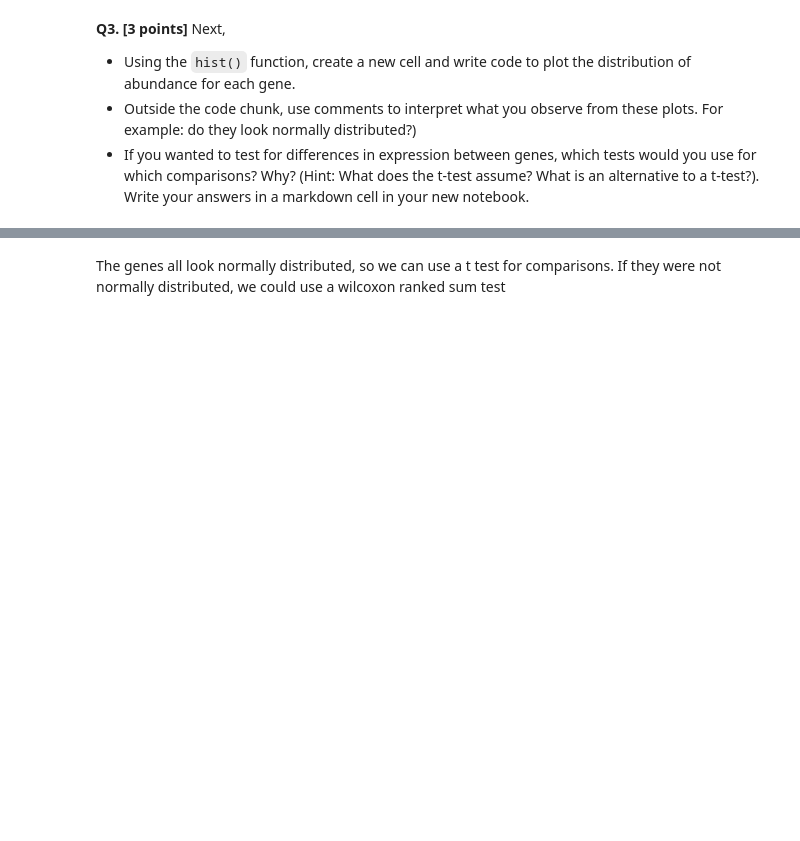
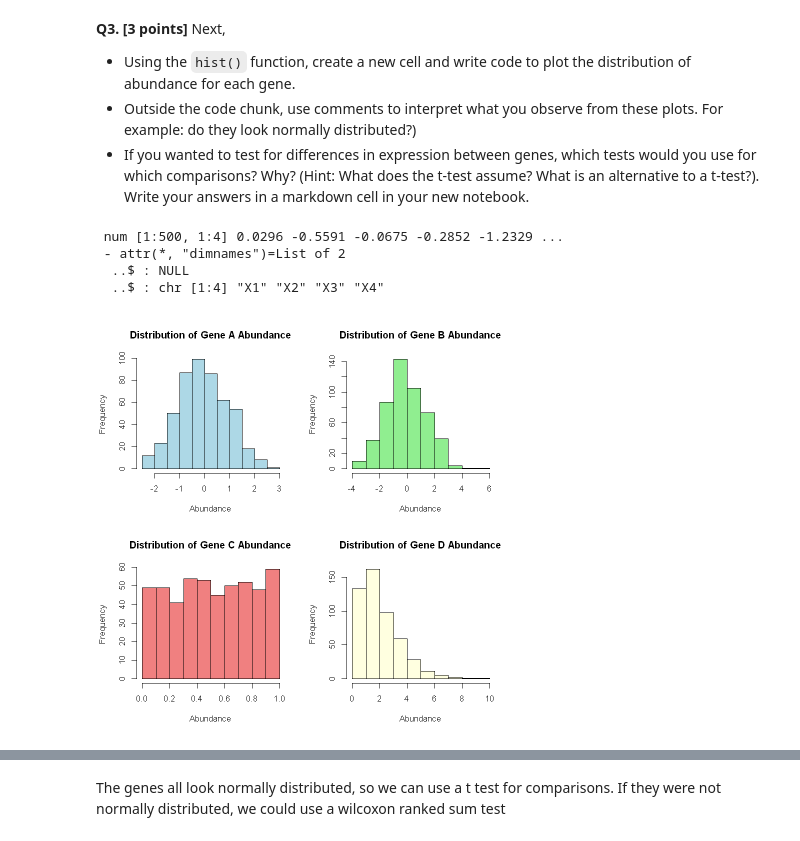
Before and after one commit to vidursaigal/CIS5350-Homework, a Jupyter notebook: 2024_Homework_II.ipynb, the cells around one changed output, grey strips where cells are left out. Drawn from its saved outputs; the diff is of its cells as text; code cells hidden in the pictures; blank space fills up the shorter version.

```diff
--- a/2024_Homework_II.ipynb
+++ b/2024_Homework_II.ipynb
@@ -25,0 +24,11 @@ You will be doing a basic analysis of the `genes.table` dataset.
+# %%
+# Load the genes.table file into a variable with enhanced error handling
+genes_data <- read.table("genes.table", header = TRUE, sep = "\t", fill = TRUE)
+
+# Print the first few rows of the table using head()
+head(genes_data)
+
+# Create a markdown cell to describe the columns
+the_columns <- colnames(genes_data)
+cat("The columns in the genes.table are:")
+cat(paste0("\n- ", the_columns, collapse = ""))
@@ -33,0 +58,28 @@ You will be doing a basic analysis of the `genes.table` dataset.
+# %%
+# Split the 'geneA.geneB.geneC.geneD' column into separate gene columns
+genes_data_split <- data.frame(do.call('rbind', strsplit(as.character(genes_data$geneA.geneB.geneC.geneD), ' ')))
+
+# Convert the split gene columns to numeric
+genes_data_split <- apply(genes_data_split, 2, function(x) as.numeric(as.character(x)))
+
+# Check the structure of the new data frame
+str(genes_data_split)
+
+# Assign column names (geneA, geneB, geneC, geneD)
+colnames(genes_data_split) <- c("geneA", "geneB", "geneC", "geneD")
+
+# Plot histograms for each gene's abundance
+par(mfrow = c(2, 2))  # Set up a 2x2 plotting grid
+hist(genes_data_split[, "geneA"], main = "Distribution of Gene A Abundance", xlab = "Abundance", col = "lightblue")
+hist(genes_data_split[, "geneB"], main = "Distribution of Gene B Abundance", xlab = "Abundance", col = "lightgreen")
+hist(genes_data_split[, "geneC"], main = "Distribution of Gene C Abundance", xlab = "Abundance", col = "lightcoral")
+hist(genes_data_split[, "geneD"], main = "Distribution of Gene D Abundance", xlab = "Abundance", col = "lightyellow")
+
+# Reset plot layout
+par(mfrow = c(1, 1))
+# %% [output]
+ num [1:500, 1:4] 0.0296 -0.5591 -0.0675 -0.2852 -1.2329 ...
+ - attr(*, "dimnames")=List of 2
+  ..$ : NULL
+  ..$ : chr [1:4] "X1" "X2" "X3" "X4"
+[figure, added]
```
Also changed, not shown: parts of 48 cells of this notebook, 3 other files.
